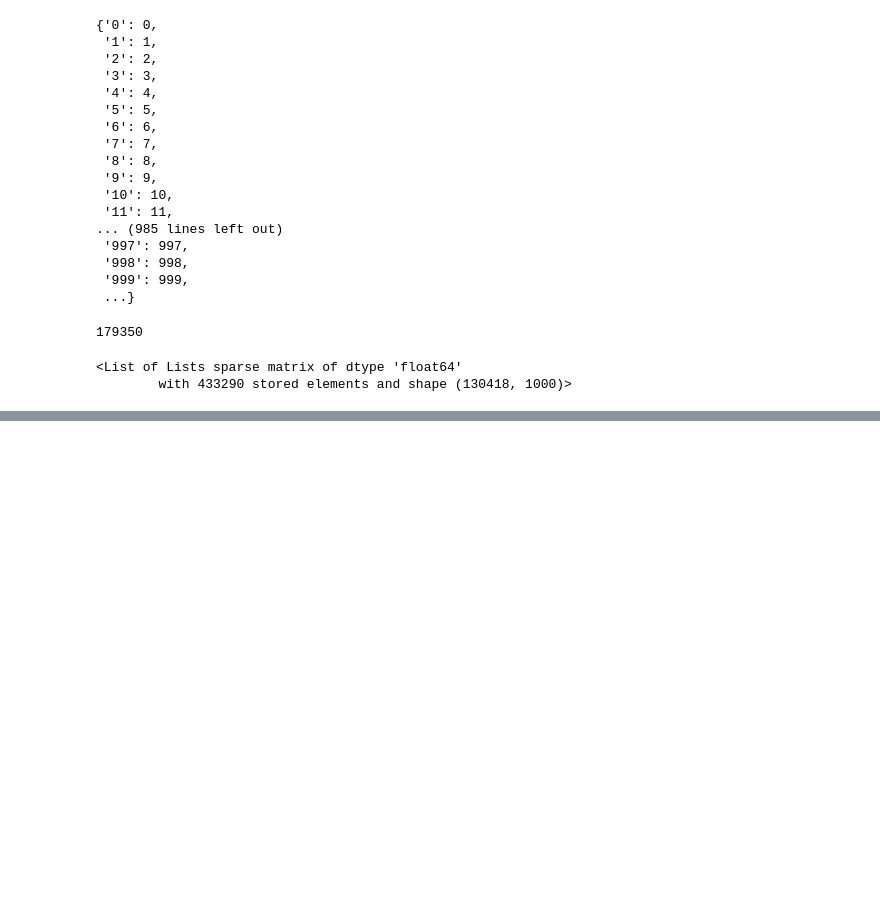
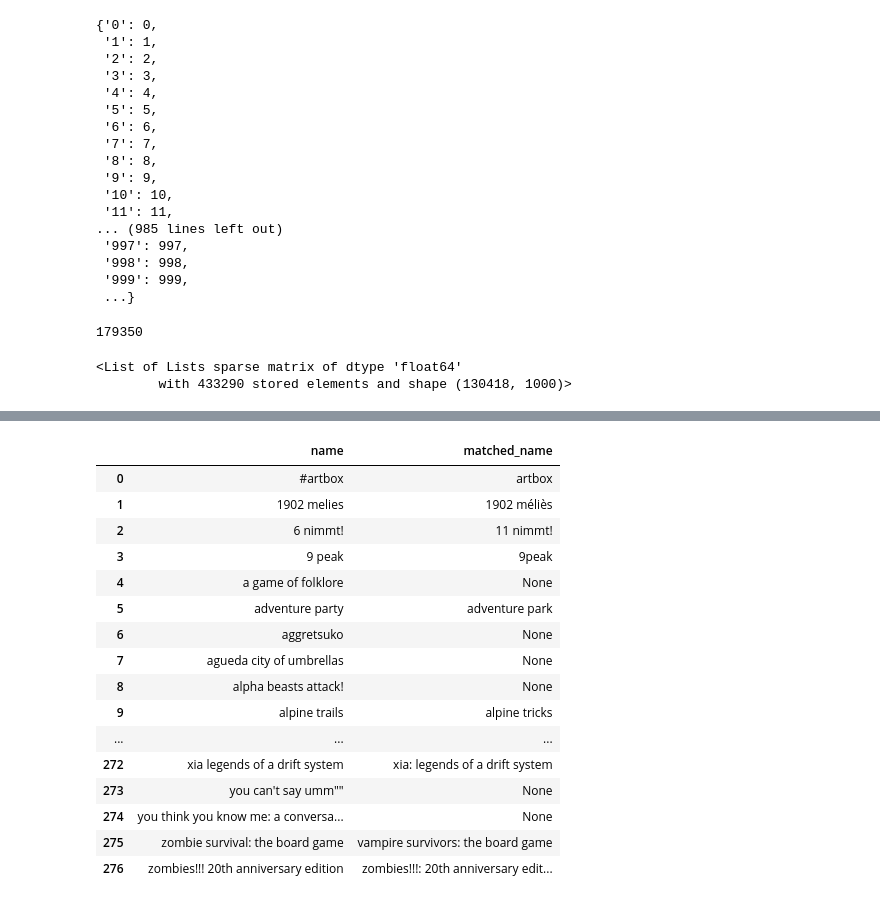
Before and after one commit to MichoelSnow/pax_tt_recommender, a Jupyter notebook: crawler/notebooks/testing.ipynb, the cells around one changed output, grey strips where cells are left out. Saved outputs shown, nothing was run; the diff lists cells and outputs as text; code cells hidden in the pictures; blank space fills up the shorter version.

```diff
--- a/crawler/notebooks/testing.ipynb
+++ b/crawler/notebooks/testing.ipynb
@@ -718,3 +752,5 @@ game_embeddings = sparse.load_npz("../../data/crawler/game_embeddings_1749439709
 # %%
-type(game_embeddings)
+df_pax = pd.read_csv("../../data/pax/pax_tt_games_unplugged_2024.csv")
+df_pax["name"] = df_pax["name"].str.lower()
+df_pax.head()
 # %% [output]
@@ -721,0 +763,4 @@ scipy.sparse._csr.csr_matrix
+# %%
+df_merge = df_pax.merge(df_games, on="name", how="left")
+print(df_merge["id"].isna().sum())
+df_merge.head()
@@ -721,0 +775,3 @@ scipy.sparse._csr.csr_matrix
+# %%
+df_pax_null = df_merge.loc[df_merge["id"].isna(), ["name"]].reset_index(drop=True)
+df_pax_null
@@ -721,0 +792,42 @@ scipy.sparse._csr.csr_matrix
+# %%
+# Assume these columns:
+# df_pax["name"]        → names to match (subset)
+# df_games["name"]      → reference names
+# df_games["id"]        → what we want to retrieve
+
+# Step 1: Create a function to match each pax name to the best game name
+def get_best_match(pax_name, game_names, scorer=fuzz.token_sort_ratio, threshold=80):
+    match = process.extractOne(pax_name, game_names, scorer=scorer)
+    if match and match[1] >= threshold:
+        return match[0]  # matched name
+    return None  # no good match
+
+
+# Step 2: Apply matching logic
+df_pax_null["matched_name"] = df_pax_null["name"].apply(lambda x: get_best_match(x, df_games["name"]))
+
+# # Step 3: Merge to get IDs from df_games
+# df_merged = df_pax.merge(df_games, left_on="matched_name", right_on="name", how="left", suffixes=('', '_matched'))
+
+# # Optional: Keep only relevant columns
+# df_result = df_merged[["name", "matched_name", "id"]]
+# %%
+df_pax_null
+# %% [output]
+|  | name | matched_name |
+| 0 | #artbox | artbox |
+| 1 | 1902 melies | 1902 méliès |
+| 2 | 6 nimmt! | 11 nimmt! |
+| 3 | 9 peak | 9peak |
+| 4 | a game of folklore | None |
+| 5 | adventure party | adventure park |
+| 6 | aggretsuko | None |
+| 7 | agueda city of umbrellas | None |
+| 8 | alpha beasts attack! | None |
+| 9 | alpine trails | alpine tricks |
+| ... | ... | ... |
+| 272 | xia legends of a drift system | xia: legends of a drift system |
+| 273 | you can't say umm"" | None |
+| 274 | you think you know me: a conversa... | None |
+| 275 | zombie survival: the board game | vampire survivors: the board game |
+| 276 | zombies!!! 20th anniversary edition | zombies!!!: 20th anniversary edit... |
```
Also changed, not shown: parts of 27 cells of this notebook, 3 other files.
